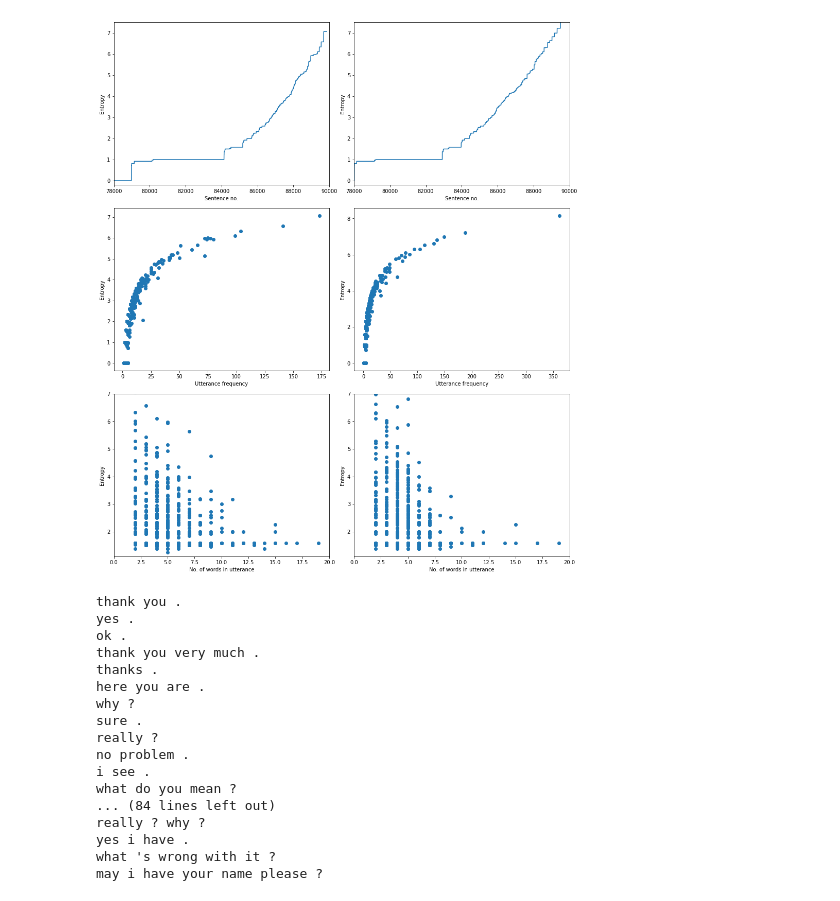
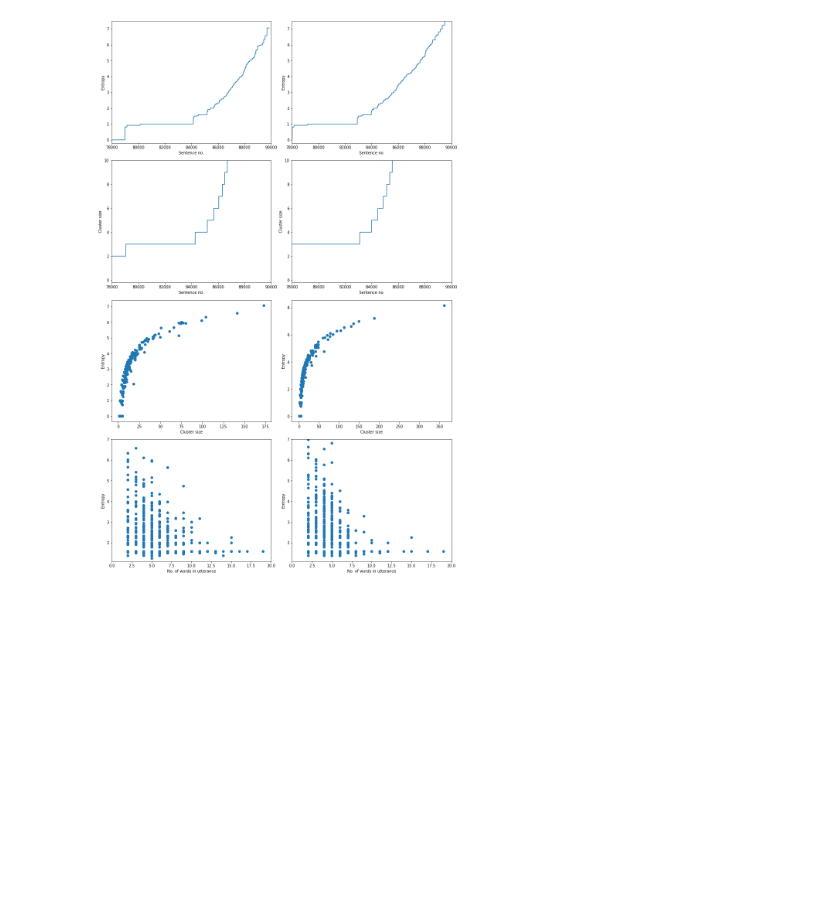
Before and after one commit to ricsinaruto/Seq2seqChatbots, a Jupyter notebook: t2t_csaky/scripts/filtering_visualization.ipynb, the cells around one changed output. Cells and saved outputs as stored; diff of their text form; code cells hidden in the pictures; blank space fills up the shorter version.

```diff
--- a/t2t_csaky/scripts/filtering_visualization.ipynb
+++ b/t2t_csaky/scripts/filtering_visualization.ipynb
@@ -101,40 +11,14 @@ for line in cluster_elements:
 # %%
-# identity: 72593, 71427
-# 129763-133760
-source_clusters=72593
-target_clusters=71427
+# identity DD: 72593, 71427
+# identity PC: 129763, 133760
+num_source_cl=72593
+num_target_cl=71427
 dataset="DailyDialog"
+clustering_method="identity_clustering"
-# %%
-source_medoids, target_medoids, source_cl, target_cl=data_visualization(source_clusters, target_clusters, dataset)
-source_cl=sorted(source_cl, key=operator.itemgetter(1), reverse=True)
-target_cl=sorted(target_cl, key=operator.itemgetter(1), reverse=True)
-source_medoids=sorted(source_medoids, key=operator.itemgetter(1), reverse=True)
-target_medoids=sorted(target_medoids, key=operator.itemgetter(1), reverse=True)
-# %% [output]
-[figure, removed]
-# %%
-medoid=source_medoids[5]
-for i in range(100):
-    print(target_medoids[i][0])
-#print(medoid)
-#print("\n".join(medoid_dict[medoid[0]]))
-# %% [output]
-thank you .
-yes .
-ok .
-thank you very much .
-thanks .
-here you are .
-why ?
-sure .
-really ?
-no problem .
-i see .
-what do you mean ?
-... (84 lines left out)
-really ? why ?
-yes i have .
-what 's wrong with it ?
-may i have your name please ?
+# %%
+source_entropies, target_entropies, source_cl_sizes, target_cl_sizes = \
+    data_visualization(num_source_cl, num_target_cl, dataset, clustering_method)
+# %% [output]
+[figure, added]
 # %%
 # compare filtering based on cluster size and entropy
```
Also changed, not shown: parts of 6 cells of this notebook, 1 other file.
